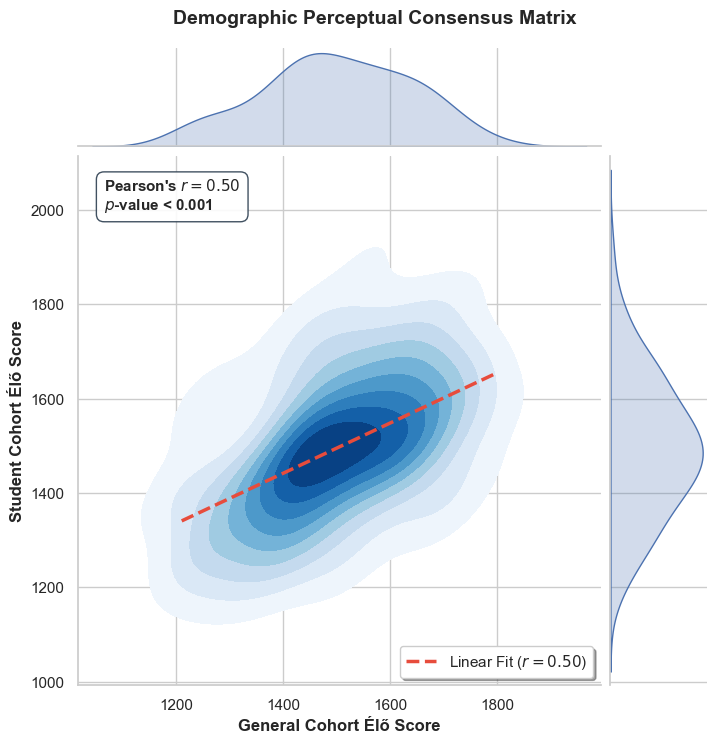
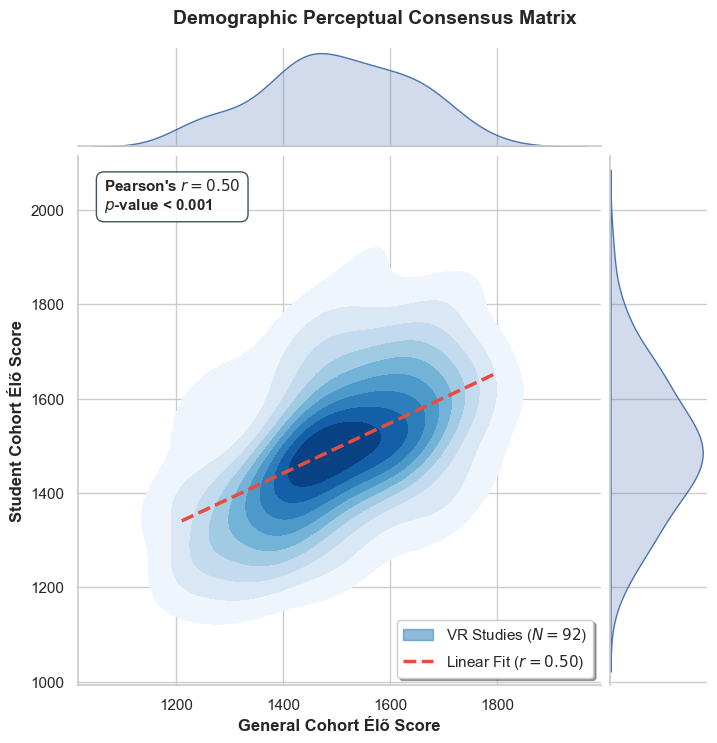
Unified diff of the notebook cell whose output changed from the first chart to the second:
--- before
+++ after
@@ -2,4 +2,5 @@
 import numpy as np
 import matplotlib.pyplot as plt
+import matplotlib.patches as mpatches
 from scipy.stats import pearsonr
 import seaborn as sns
@@ -45,5 +46,11 @@
     bbox=dict(facecolor='white', alpha=0.9, edgecolor='#2c3e50', boxstyle='round,pad=0.5')
 )
-g.ax_joint.legend(loc='lower right', frameon=True, shadow=True, fontsize=11)
+
+handles, labels = g.ax_joint.get_legend_handles_labels()
+kde_patch = mpatches.Patch(color='#1f77b4', alpha=0.5, label='VR Studies ($N=92$)')
+handles.insert(0, kde_patch)
+labels.insert(0, 'VR Studies ($N=92$)')
+g.ax_joint.legend(handles=handles, labels=labels, loc='lower right', frameon=True, shadow=True, fontsize=11)
+
 plt.suptitle("Demographic Perceptual Consensus Matrix", y=1.03, fontsize=14, fontweight='bold')
 

Commit: fix: elo_combined